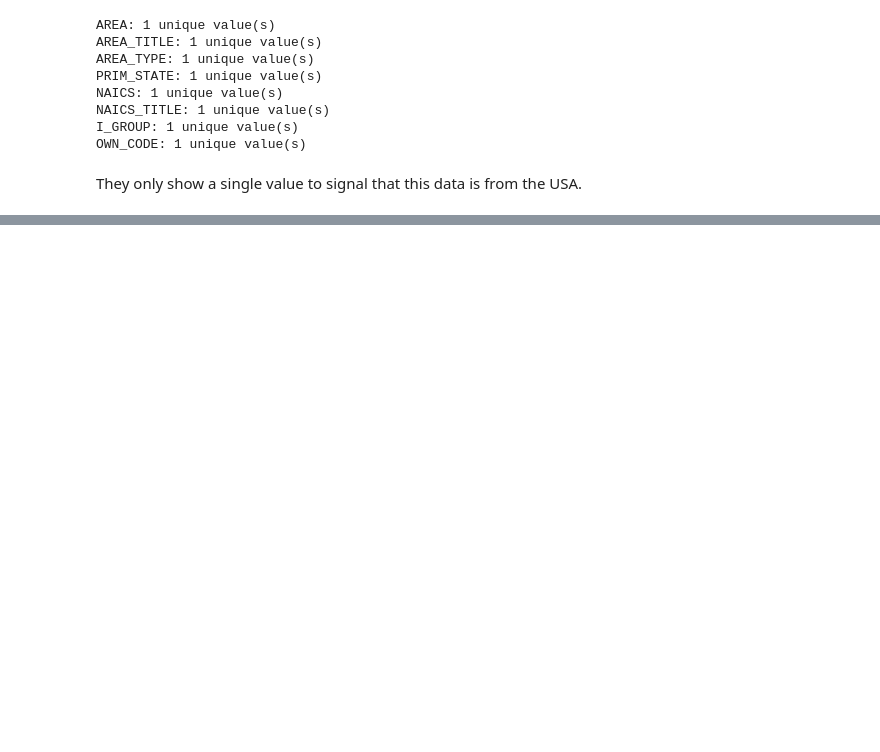
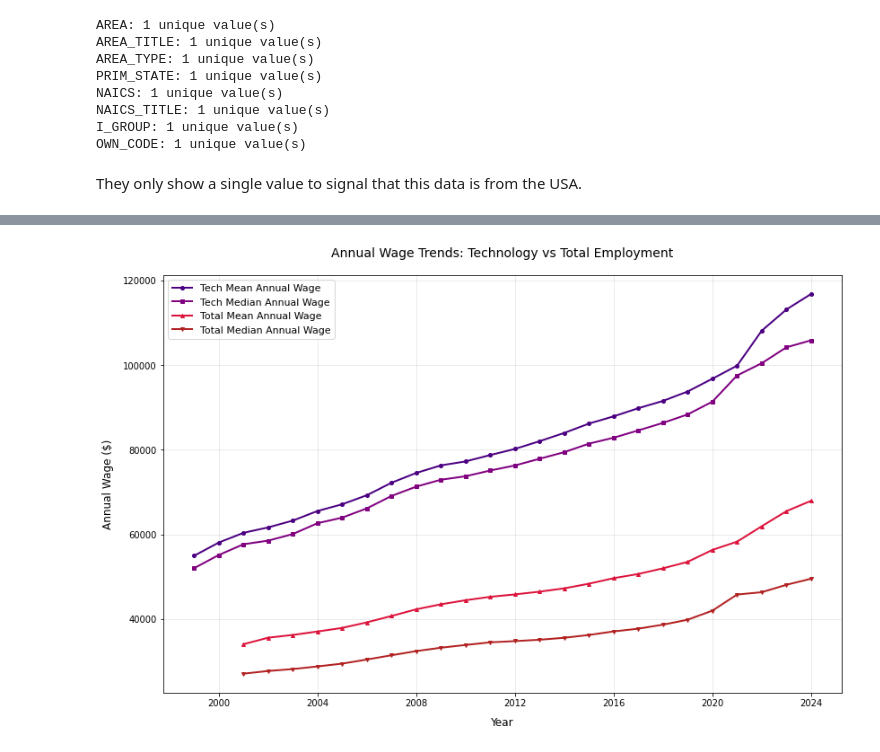
Before and after one commit to charlotteprior/analytics-applications-sp2026-final, a Jupyter notebook: national_employment_eda.ipynb, the cells around one changed output, grey strips where cells are left out. Saved outputs shown, nothing was run; the diff lists cells and outputs as text; code cells hidden in the pictures; blank space fills up the shorter version.

```diff
--- a/national_employment_eda.ipynb
+++ b/national_employment_eda.ipynb
@@ -139,0 +243,26 @@ memory usage: 5.2+ MB
+# %%
+import matplotlib.pyplot as plt
+
+# Filter for both occupation codes
+tech_df = df[df['OCC_CODE_CLEANED'] == '15-0000'].copy()
+total_df = df[df['OCC_CODE_CLEANED'] == '00-0000'].copy()
+
+# Sort both datasets by Year
+tech_df = tech_df.sort_values('Year')
+total_df = total_df.sort_values('Year')
+
+# Create line chart for A_MEAN and A_MEDIAN
+plt.figure(figsize=(12, 8))
+plt.plot(tech_df['Year'], tech_df['A_MEAN'], marker='o', linewidth=2, markersize=4, label='Tech Mean Annual Wage', color='#4B0082')
+plt.plot(tech_df['Year'], tech_df['A_MEDIAN'], marker='s', linewidth=2, markersize=4, label='Tech Median Annual Wage', color='#800080')
+plt.plot(total_df['Year'], total_df['A_MEAN'], marker='^', linewidth=2, markersize=4, label='Total Mean Annual Wage', color='#DC143C')
+plt.plot(total_df['Year'], total_df['A_MEDIAN'], marker='v', linewidth=2, markersize=4, label='Total Median Annual Wage', color='#B22222')
+plt.xlabel('Year', fontsize=12, labelpad=10)
+plt.ylabel('Annual Wage ($)', fontsize=12, labelpad=10)
+plt.title('Annual Wage Trends: Technology vs Total Employment', fontsize=14, pad=20)
+plt.legend(fontsize=11)
+plt.grid(True, alpha=0.3)
+plt.tight_layout(pad=2.0)
+plt.show()
+# %% [output]
+[figure, added]
```
Also changed, not shown: parts of 8 cells of this notebook.
